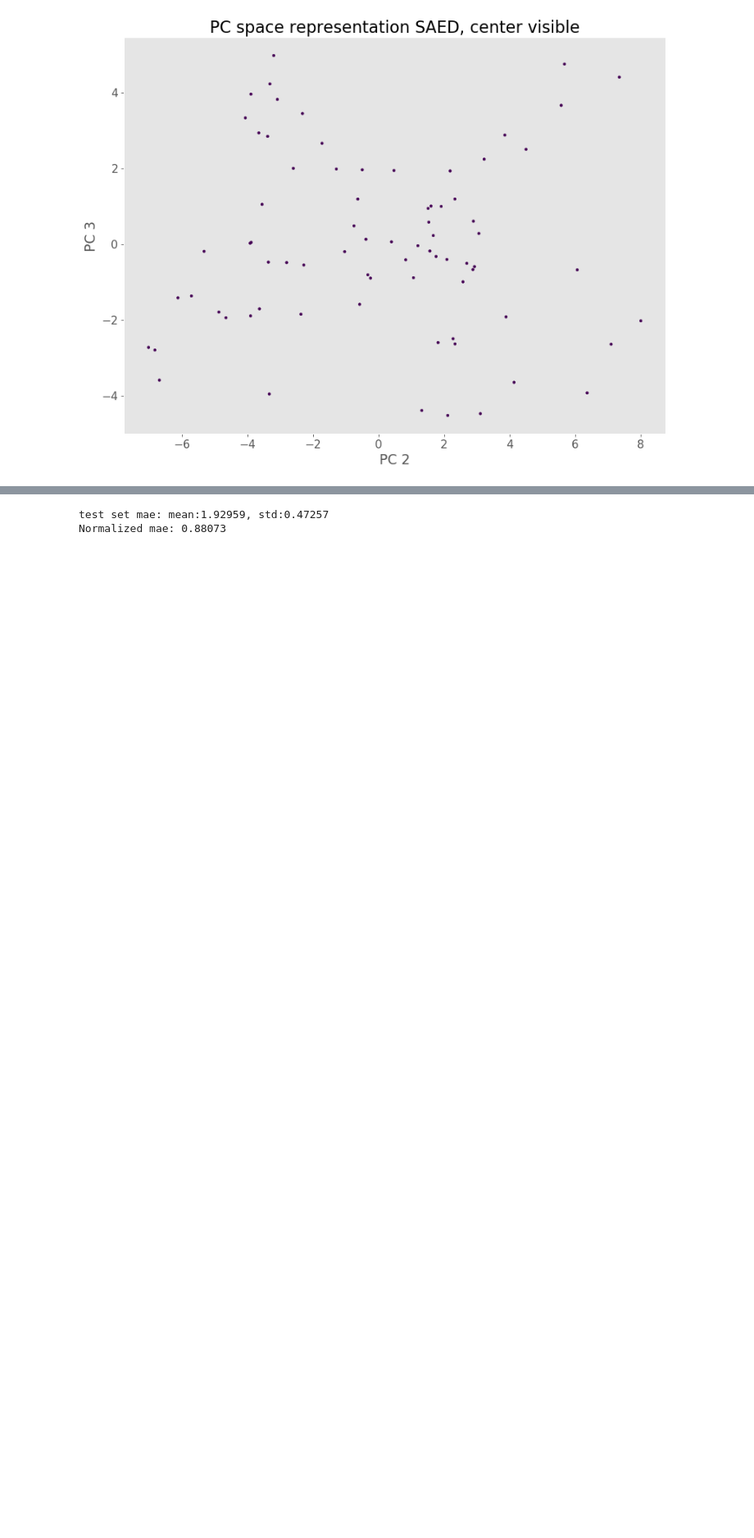
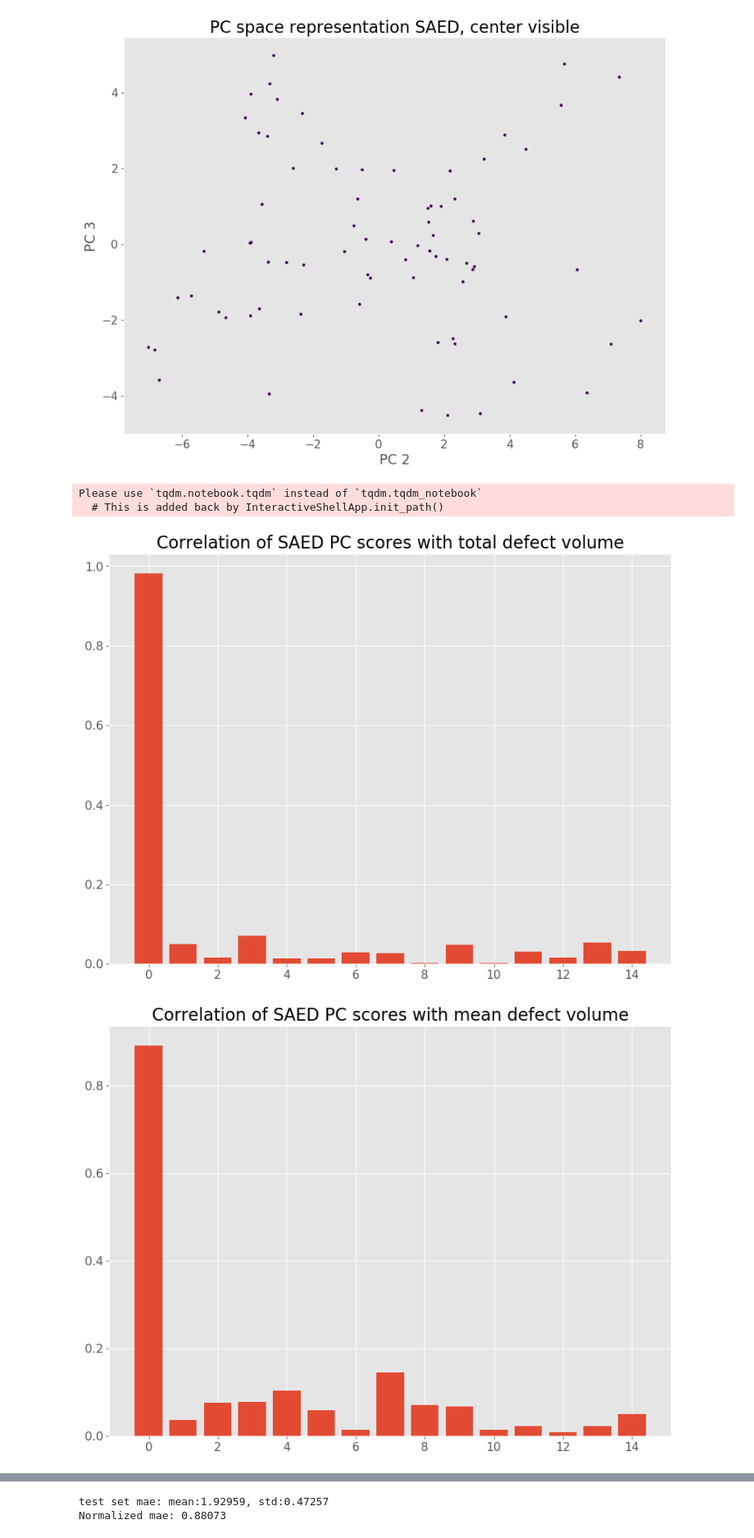
Before and after one commit to auag92/collision, a Jupyter notebook: nbks-linkage.ipynb, the cells around one changed output, grey strips where cells are left out. Shown at 82% size. Drawn from its saved outputs; the diff is of its cells as text; code cells hidden in the pictures; blank space fills up the shorter version.

```diff
--- a/nbks-linkage.ipynb
+++ b/nbks-linkage.ipynb
@@ -204,3 +216,34 @@ scores_saed_c, pca_saed_c = compute_pca(img_saed_c[ix:], n_comp=15, tag="SAED, c
+# %%
+v_tot = []
+v_mean = []
+v_std = []
+n_clstr = []
+m_x = []
+m_y = []
+m_z = []
+
+stats = []
+
+for run in tqdm.tqdm_notebook(runs[1:]):
+
+    d = utils.load_file("data/grids/dump.arc.{}_grid.pkl".format(run))
+    props = skimage.measure.regionprops(d["lbl"])
+
+    n_cluster = len(props)
+    vols = [prop.area for prop in props]
+    centroids = np.concatenate([np.array(prop.centroid)[None] for prop in props], axis=0)
+    moments = scipy.stats.moment(centroids, 2, 0)
+
+    v_tot.append(np.sum(vols))
+    v_mean.append(np.mean(vols))
+    n_clstr.append(len(props))
+    m_x.append(moments[0])
+    m_y.append(moments[1])
+    m_z.append(moments[2])
+    stats.append(np.ravel(d["gg"])[None])
+# %% [output]
+Please use `tqdm.notebook.tqdm` instead of `tqdm.tqdm_notebook`
+  # This is added back by InteractiveShellApp.init_path()
 # %%
 def plot_corrs(x, y, title=""):
     corrs = []
@@ -211,3 +254,18 @@ def plot_corrs(x, y, title=""):
     plt.bar(np.arange(N), corrs)
     plt.title(title)
     plt.show()
+# %%
+plot_corrs(x=scores_saed_h, y=v_tot,
+           title="Correlation of SAED PC scores with total defect volume")
+
+plot_corrs(x=scores_saed_h, y=v_mean,
+           title="Correlation of SAED PC scores with mean defect volume")
+
+plot_corrs(x=scores_saed_h, y=n_clstr,
+           title="Correlation of SAED PC scores with no. of clusters")
+
+plot_corrs(x=scores_saed_h, y=m_x,
+           title="Correlation of SAED PC scores with 2nd spatial moment in x")
+# %% [output]
+[figure, added]
+[figure, added]
```
Also changed, not shown: parts of 16 cells of this notebook, 7 other files.
